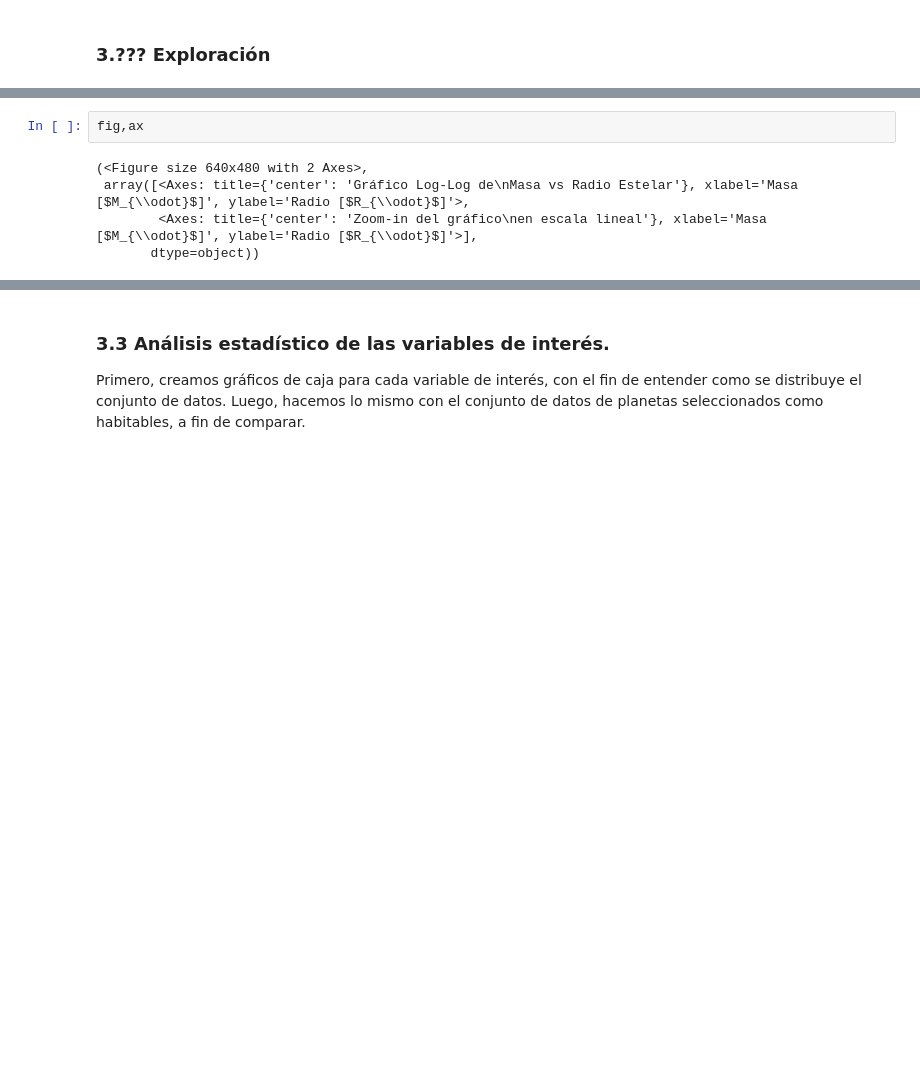
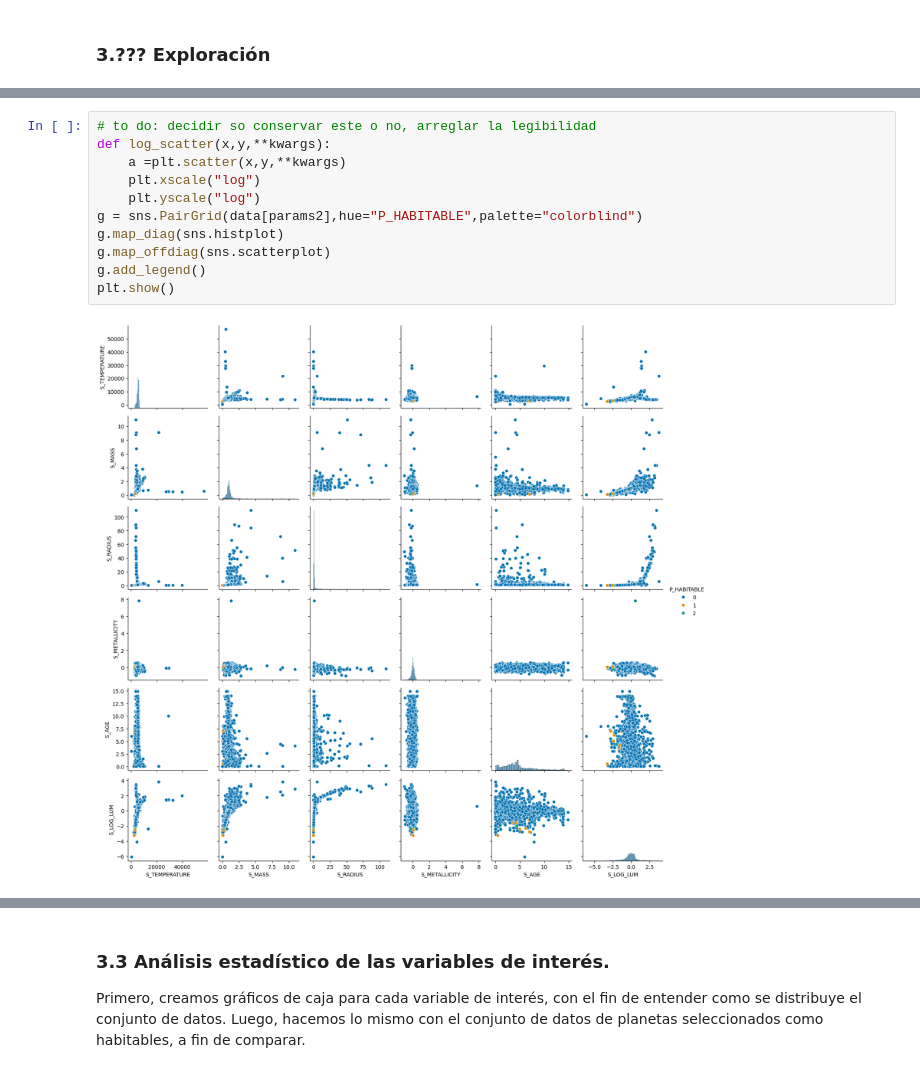
Before and after one commit to sphxisnot/Big-Data-2026, a Jupyter notebook: Hackaton_planetas_grupo_3.ipynb, the cells around one changed output, grey strips where cells are left out. Drawn from its saved outputs; the diff is of its cells as text; blank space fills up the shorter version.

```diff
--- a/Hackaton_planetas_grupo_3.ipynb
+++ b/Hackaton_planetas_grupo_3.ipynb
@@ -159,10 +161,16 @@ fig.subplots_adjust(wspace=0.3)
 plt.show()
 # %% [output]
 [figure]
-# %%
-fig,ax
-# %% [output]
-(<Figure size 640x480 with 2 Axes>,
- array([<Axes: title={'center': 'Gráfico Log-Log de\nMasa vs Radio Estelar'}, xlabel='Masa [$M_{\\odot}$]', ylabel='Radio [$R_{\\odot}$]'>,
-        <Axes: title={'center': 'Zoom-in del gráfico\nen escala lineal'}, xlabel='Masa [$M_{\\odot}$]', ylabel='Radio [$R_{\\odot}$]'>],
-       dtype=object))
+# %%
+# to do: decidir so conservar este o no, arreglar la legibilidad
+def log_scatter(x,y,**kwargs):
+    a =plt.scatter(x,y,**kwargs)
+    plt.xscale("log")
+    plt.yscale("log")
+g = sns.PairGrid(data[params2],hue="P_HABITABLE",palette="colorblind")
+g.map_diag(sns.histplot)
+g.map_offdiag(sns.scatterplot)
+g.add_legend()
+plt.show()
+# %% [output]
+[figure, added]
```
Also changed, not shown: parts of 11 cells of this notebook.
